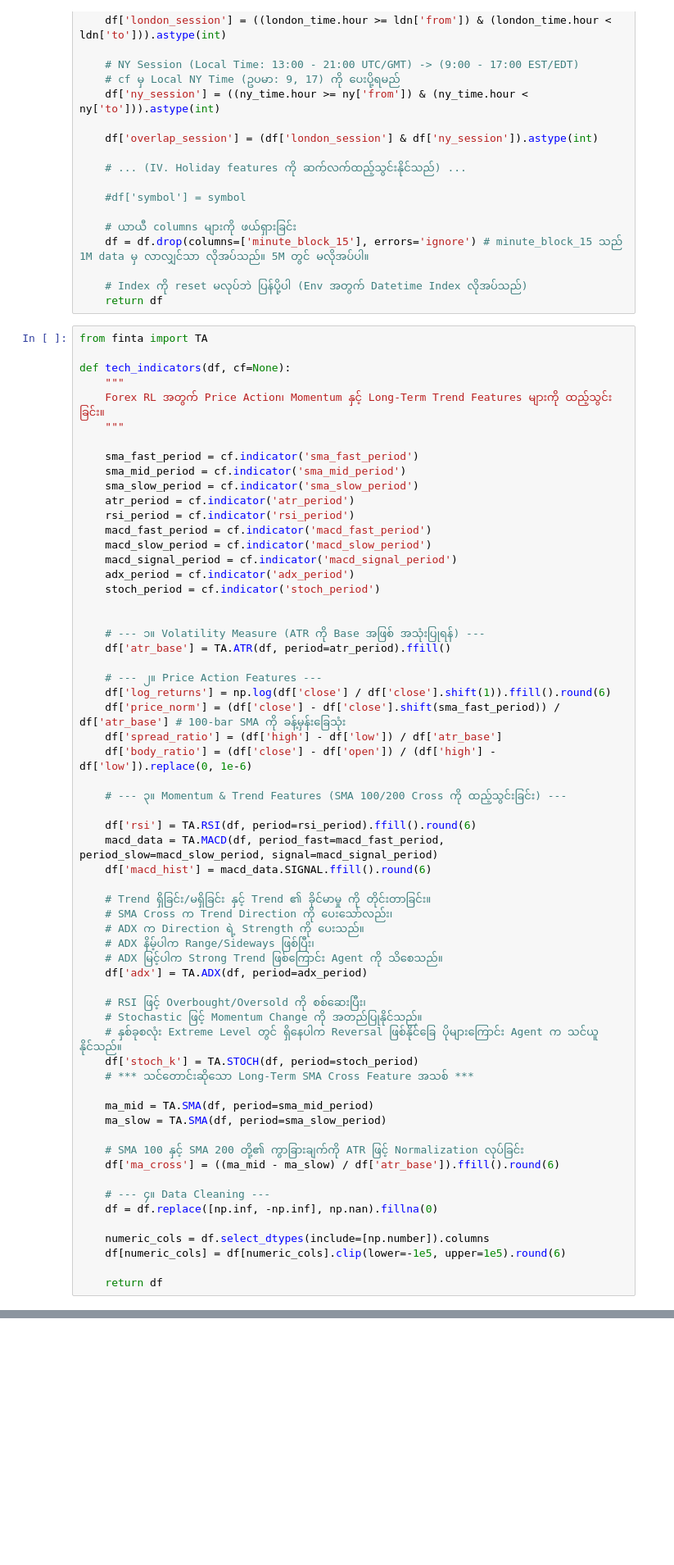
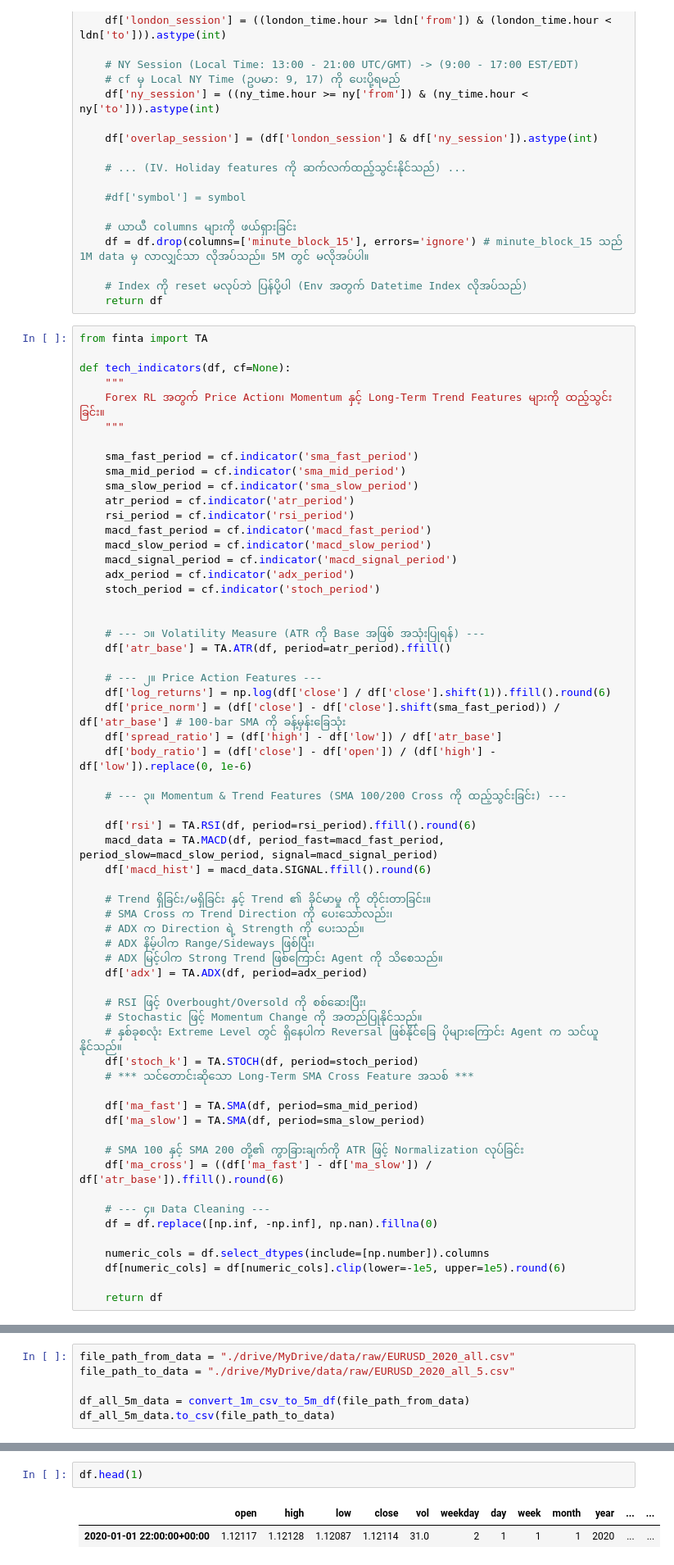
Before and after one commit to mgmgnca/tradesformer, a Jupyter notebook: colab2.ipynb, the cells around one changed output, grey strips where cells are left out. Shown: that part at 82% size. Cells and saved outputs as stored; diff of their text form; blank space fills up the shorter version.

```diff
--- a/colab2.ipynb
+++ b/colab2.ipynb
@@ -309,11 +308,11 @@ def tech_indicators(df, cf=None):
     df['stoch_k'] = TA.STOCH(df, period=stoch_period)
     # *** သင်တောင်းဆိုသော Long-Term SMA Cross Feature အသစ် ***
 
-    ma_mid = TA.SMA(df, period=sma_mid_period)
-    ma_slow = TA.SMA(df, period=sma_slow_period)
+    df['ma_fast'] = TA.SMA(df, period=sma_mid_period)
+    df['ma_slow'] = TA.SMA(df, period=sma_slow_period)
 
     # SMA 100 နှင့် SMA 200 တို့၏ ကွာခြားချက်ကို ATR ဖြင့် Normalization လုပ်ခြင်း
-    df['ma_cross'] = ((ma_mid - ma_slow) / df['atr_base']).ffill().round(6)
+    df['ma_cross'] = ((df['ma_fast'] - df['ma_slow']) / df['atr_base']).ffill().round(6)
 
     # --- ၄။ Data Cleaning ---
     df = df.replace([np.inf, -np.inf], np.nan).fillna(0)
@@ -324,0 +377,6 @@ def tech_indicators(df, cf=None):
+# %%
+file_path_from_data = "./drive/MyDrive/data/raw/EURUSD_2020_all.csv"
+file_path_to_data = "./drive/MyDrive/data/raw/EURUSD_2020_all_5.csv"
+
+df_all_5m_data = convert_1m_csv_to_5m_df(file_path_from_data)
+df_all_5m_data.to_csv(file_path_to_data)
@@ -352,0 +451,5 @@ df.to_csv('tech.csv')
+# %%
+df.head(1)
+# %% [output]
+|  | open | high | low | close | vol | weekday | day | week | month | year | ... | ... |
+| 2020-01-01 22:00:00+00:00 | 1.12117 | 1.12128 | 1.12087 | 1.12114 | 31.0 | 2 | 1 | 1 | 1 | 2020 | ... | ... |
```
Also changed, not shown: parts of 17 cells of this notebook, 8 other files.
